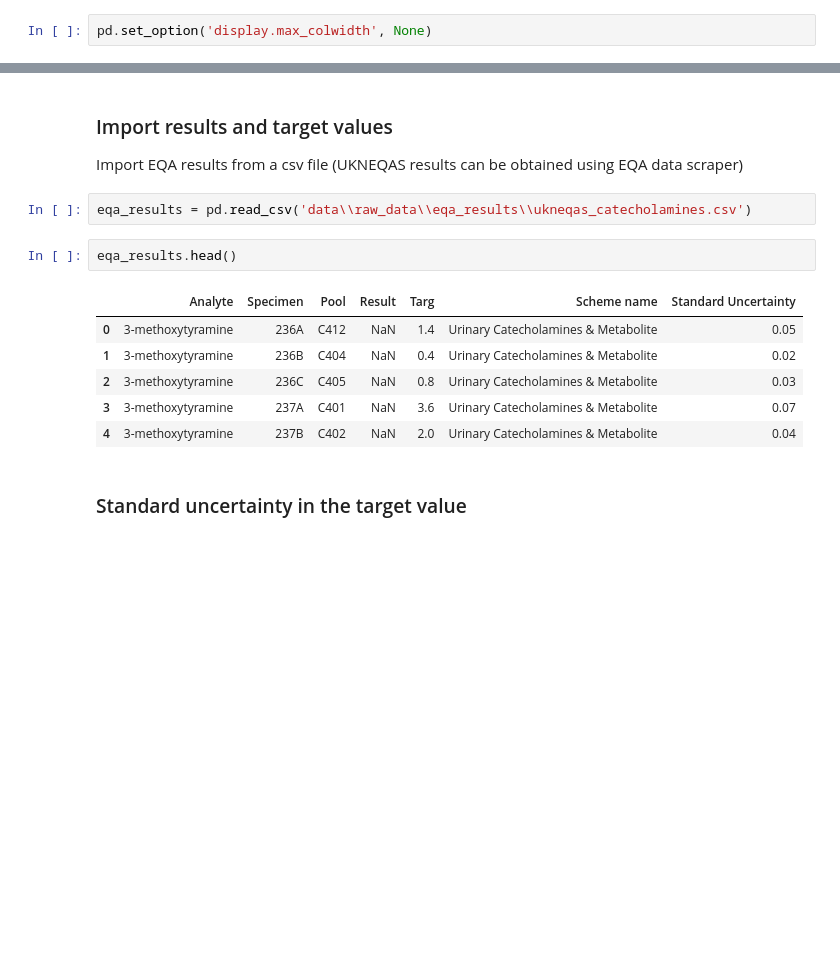
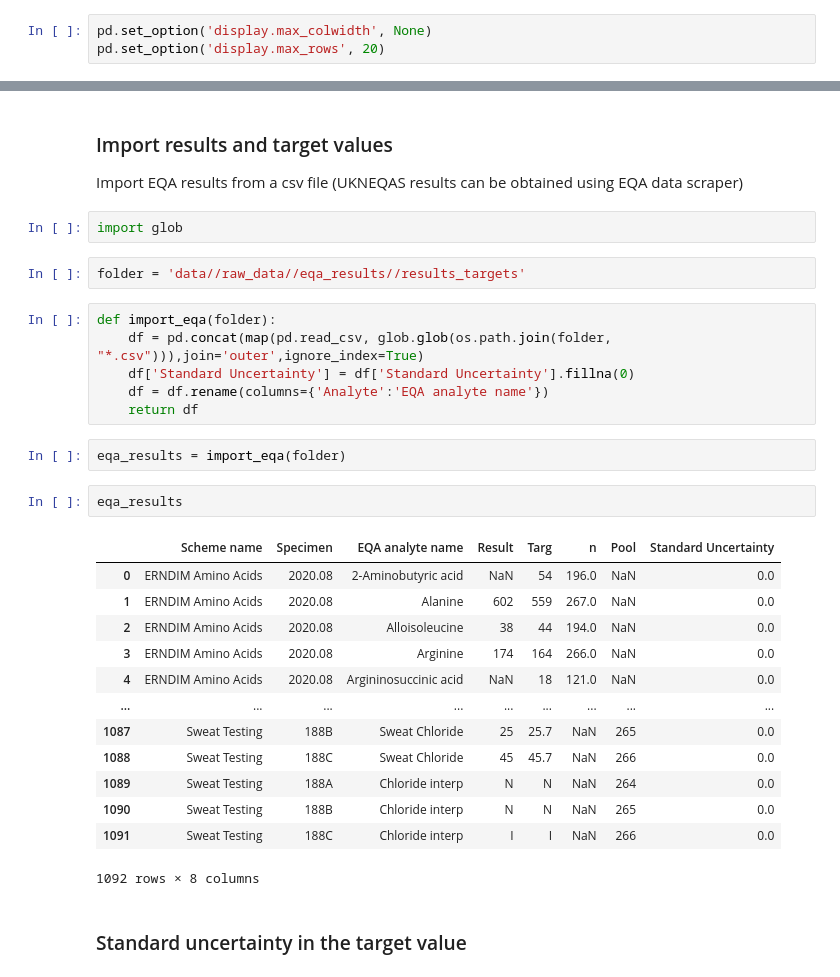
Before and after one commit to nf260/measurement_uncertainty, a Jupyter notebook: Measurement_uncertainty.ipynb, the cells around one changed output, grey strips where cells are left out. Cells and saved outputs as stored; diff of their text form; blank space fills up the shorter version.

```diff
--- a/Measurement_uncertainty.ipynb
+++ b/Measurement_uncertainty.ipynb
@@ -21,5 +23,6 @@ Since some columns have long names, change the maximum column width in Pandas so
 # %%
 pd.set_option('display.max_colwidth', None)
+pd.set_option('display.max_rows', 20)
 # %% [markdown]
 ## Import mappings
 # %% [markdown]
@@ -277,17 +280,34 @@ Measurement bias and its uncertainty can be estimnated from the regular particip
 ### Import results and target values
 
 Import EQA results from a csv file (UKNEQAS results can be obtained using EQA data scraper)
+# %%
+import glob
 # %%
-eqa_results = pd.read_csv('data\\raw_data\\eqa_results\\ukneqas_catecholamines.csv')
+folder = 'data//raw_data//eqa_results//results_targets'
+# %%
+def import_eqa(folder):
+    df = pd.concat(map(pd.read_csv, glob.glob(os.path.join(folder, "*.csv"))),join='outer',ignore_index=True)
+    df['Standard Uncertainty'] = df['Standard Uncertainty'].fillna(0)
+    df = df.rename(columns={'Analyte':'EQA analyte name'})
+    return df
+# %%
+eqa_results = import_eqa(folder)
 # %%
-eqa_results.head()
+eqa_results
 # %% [output]
-|  | Analyte | Specimen | Pool | Result | Targ | Scheme name | Standard Uncertainty |
-| 0 | 3-methoxytyramine | 236A | C412 | NaN | 1.4 | Urinary Catecholamines & Metabolite | 0.05 |
-| 1 | 3-methoxytyramine | 236B | C404 | NaN | 0.4 | Urinary Catecholamines & Metabolite | 0.02 |
-| 2 | 3-methoxytyramine | 236C | C405 | NaN | 0.8 | Urinary Catecholamines & Metabolite | 0.03 |
-| 3 | 3-methoxytyramine | 237A | C401 | NaN | 3.6 | Urinary Catecholamines & Metabolite | 0.07 |
-| 4 | 3-methoxytyramine | 237B | C402 | NaN | 2.0 | Urinary Catecholamines & Metabolite | 0.04 |
+|  | Scheme name | Specimen | EQA analyte name | Result | Targ | n | Pool | Standard Uncertainty |
+| 0 | ERNDIM Amino Acids | 2020.08 | 2-Aminobutyric acid | NaN | 54 | 196.0 | NaN | 0.0 |
+| 1 | ERNDIM Amino Acids | 2020.08 | Alanine | 602 | 559 | 267.0 | NaN | 0.0 |
+| 2 | ERNDIM Amino Acids | 2020.08 | Alloisoleucine | 38 | 44 | 194.0 | NaN | 0.0 |
+| 3 | ERNDIM Amino Acids | 2020.08 | Arginine | 174 | 164 | 266.0 | NaN | 0.0 |
+| 4 | ERNDIM Amino Acids | 2020.08 | Argininosuccinic acid | NaN | 18 | 121.0 | NaN | 0.0 |
+| ... | ... | ... | ... | ... | ... | ... | ... | ... |
+| 1087 | Sweat Testing | 188B | Sweat Chloride | 25 | 25.7 | NaN | 265 | 0.0 |
+| 1088 | Sweat Testing | 188C | Sweat Chloride | 45 | 45.7 | NaN | 266 | 0.0 |
+| 1089 | Sweat Testing | 188A | Chloride interp | N | N | NaN | 264 | 0.0 |
+| 1090 | Sweat Testing | 188B | Chloride interp | N | N | NaN | 265 | 0.0 |
+| 1091 | Sweat Testing | 188C | Chloride interp | I | I | NaN | 266 | 0.0 |
+1092 rows × 8 columns
 # %% [markdown]
 ### Standard uncertainty in the target value
 # %% [markdown]
```
Also changed, not shown: parts of 14 cells of this notebook.
